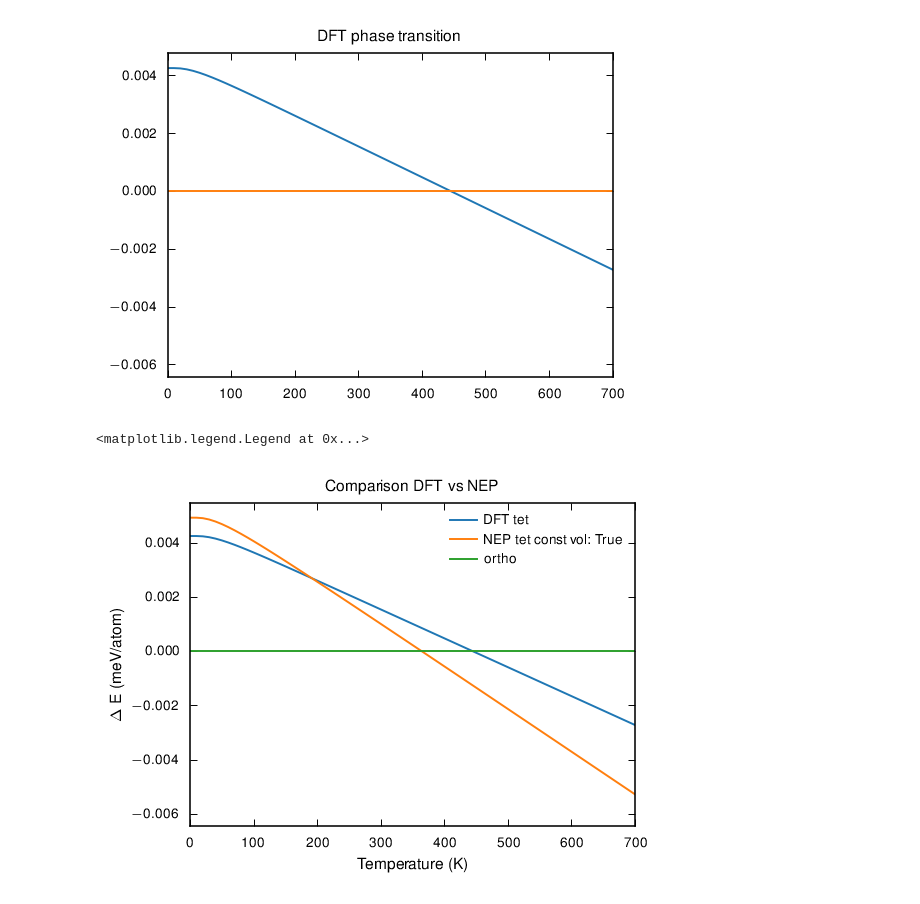
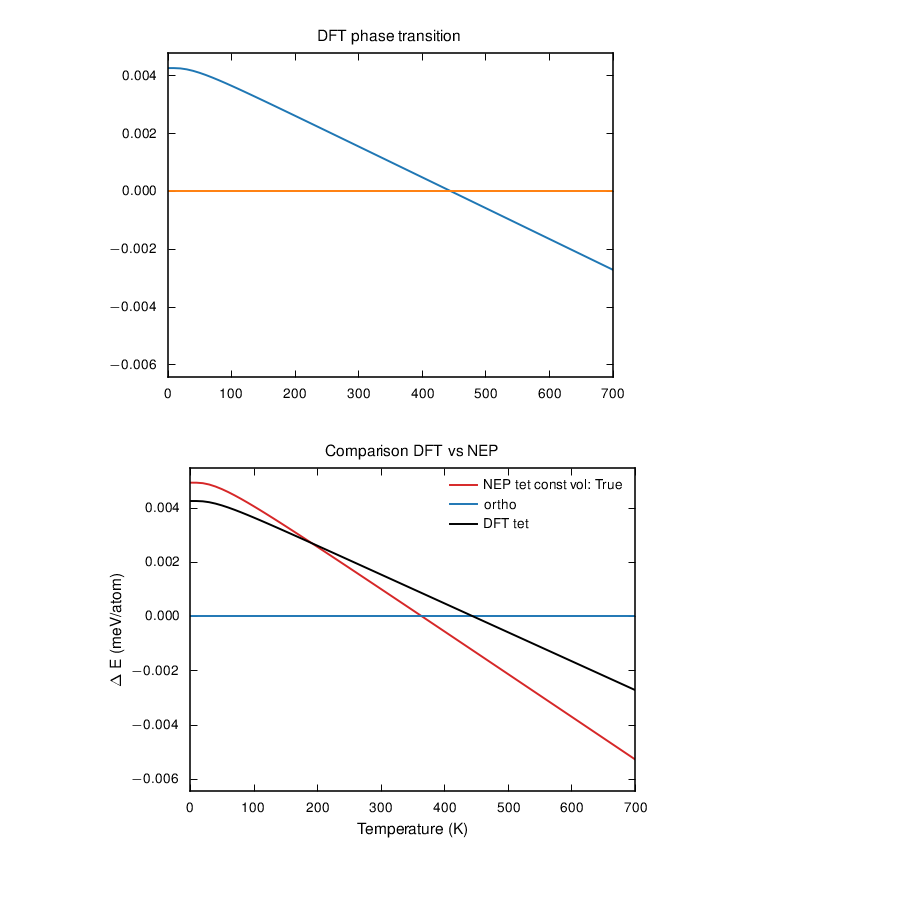
Before and after one commit to NU-CEM/2024_BaZrS3_Phase_Transitions, a Jupyter notebook: test_anharmonic.ipynb, the cells around one changed output. Saved outputs shown, nothing was run; the diff lists cells and outputs as text; code cells hidden in the pictures.

```diff
--- a/test_anharmonic.ipynb
+++ b/test_anharmonic.ipynb
@@ -169,14 +169,14 @@ Spacegroup   140: E_0 0.00474 eV/atom
 [figure]
 # %%
 fig, ax = plt.subplots(figsize=(4.1, 3), dpi=140)
-ax.plot(data_dict_DFT[140][0],data_dict_DFT[140][1]-data_dict_DFT[62][1], label = 'DFT tet')
-ax.plot(data_dict[140][0],data_dict[140][1]-data_dict[62][1], label = f'NEP tet const vol: {c_cell}')
-ax.plot(data_dict[140][0],data_dict[62][1]-data_dict[62][1], label = 'ortho')
+ax.plot(data_dict[140][0],data_dict[62][1]-data_dict[62][1], label = 'ortho', color = "tab:blue")
+ax.plot(data_dict_DFT[140][0],data_dict_DFT[140][1]-data_dict_DFT[62][1], label = 'DFT tet', color= "k")
+ax.plot(data_dict[140][0],data_dict[140][1]-data_dict[62][1], label = f'NEP tet const vol: {c_cell}', color= "tab:red")
 ax.set_xlim([0,700])
 ax.set_title('Comparison DFT vs NEP')
 ax.set_xlabel('Temperature (K)')
 ax.set_ylabel(r'$\UG{\Delta}$ E (meV/atom)')
 ax.legend()
+fig.savefig('phonopy_DFT_vs_NEP.png', bbox_inches='tight')
 # %% [output]
-<matplotlib.legend.Legend at 0x...>
-[figure, old version]
+[figure, new version]
```
Also changed, not shown: parts of 1 cell of this notebook, 4 other files.
